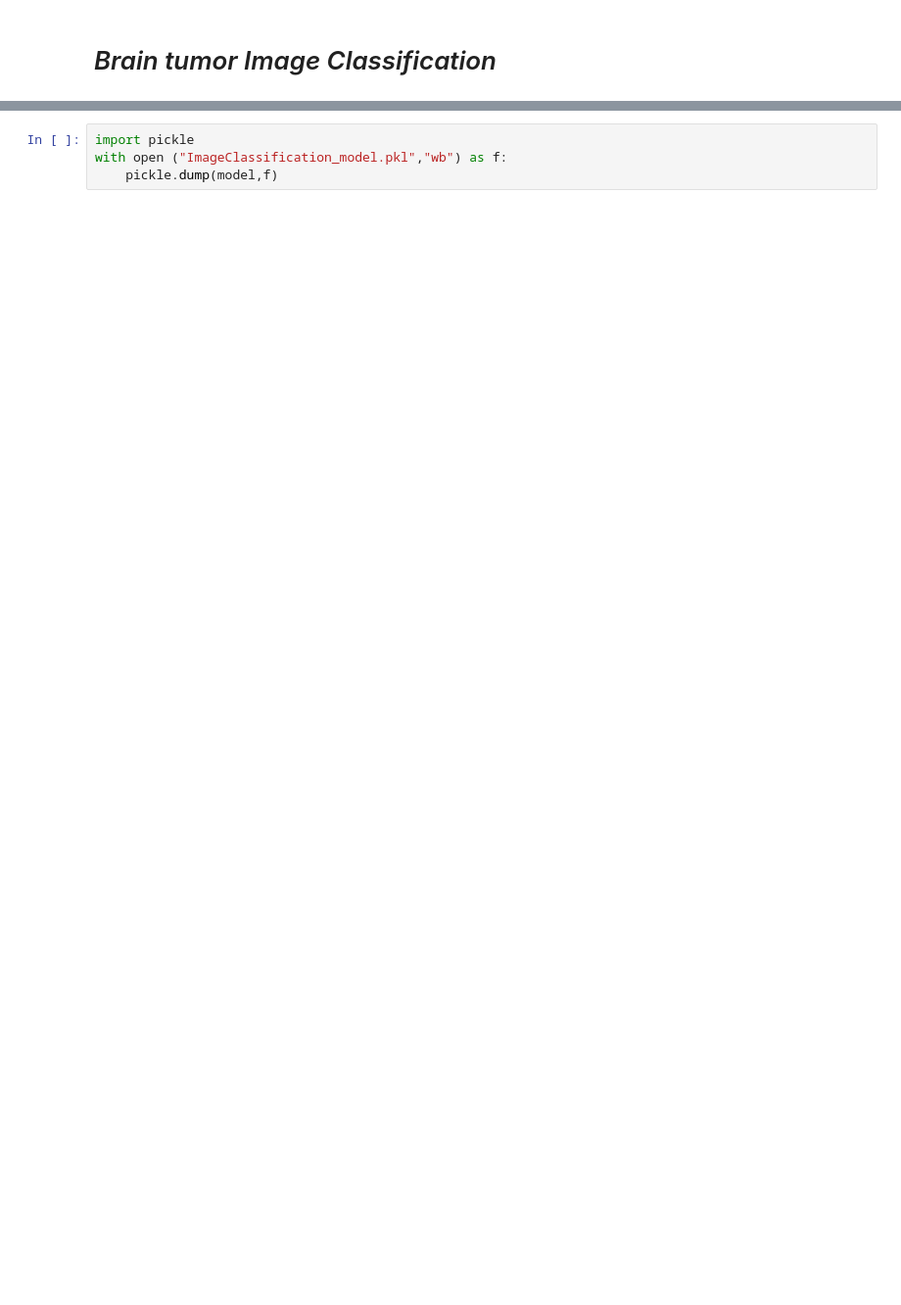
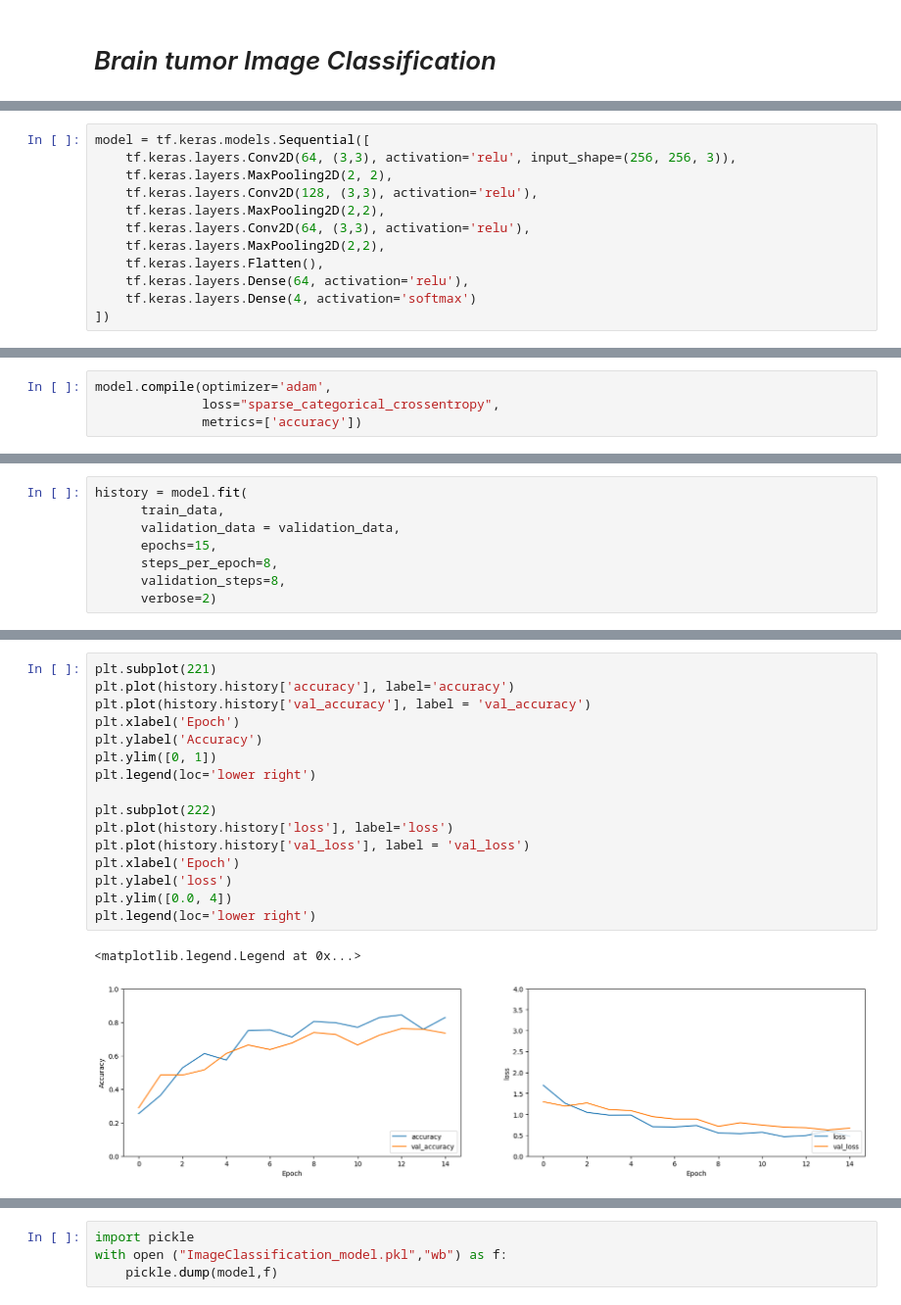
Before and after one commit to omars1234/DeepLearning_CNN, a Jupyter notebook: NoteBook.ipynb, the cells around one changed output, grey strips where cells are left out. Shown at 98% size. Drawn from its saved outputs; the diff is of its cells as text; blank space fills up the shorter version.

```diff
--- a/NoteBook.ipynb
+++ b/NoteBook.ipynb
@@ -267,0 +178,12 @@ plt.imshow(img_test)
+# %%
+model = tf.keras.models.Sequential([
+    tf.keras.layers.Conv2D(64, (3,3), activation='relu', input_shape=(256, 256, 3)),
+    tf.keras.layers.MaxPooling2D(2, 2),
+    tf.keras.layers.Conv2D(128, (3,3), activation='relu'),
+    tf.keras.layers.MaxPooling2D(2,2),
+    tf.keras.layers.Conv2D(64, (3,3), activation='relu'),
+    tf.keras.layers.MaxPooling2D(2,2),
+    tf.keras.layers.Flatten(),
+    tf.keras.layers.Dense(64, activation='relu'),
+    tf.keras.layers.Dense(4, activation='softmax')
+])
@@ -267,0 +194,4 @@ plt.imshow(img_test)
+# %%
+model.compile(optimizer='adam',
+              loss="sparse_categorical_crossentropy",
+              metrics=['accuracy'])
@@ -267,0 +200,8 @@ plt.imshow(img_test)
+# %%
+history = model.fit(
+      train_data,
+      validation_data = validation_data,
+      epochs=15,
+      steps_per_epoch=8,
+      validation_steps=8,
+      verbose=2)
@@ -267,0 +226,19 @@ plt.imshow(img_test)
+# %%
+plt.subplot(221)
+plt.plot(history.history['accuracy'], label='accuracy')
+plt.plot(history.history['val_accuracy'], label = 'val_accuracy')
+plt.xlabel('Epoch')
+plt.ylabel('Accuracy')
+plt.ylim([0, 1])
+plt.legend(loc='lower right')
+
+plt.subplot(222)
+plt.plot(history.history['loss'], label='loss')
+plt.plot(history.history['val_loss'], label = 'val_loss')
+plt.xlabel('Epoch')
+plt.ylabel('loss')
+plt.ylim([0.0, 4])
+plt.legend(loc='lower right')
+# %% [output]
+<matplotlib.legend.Legend at 0x...>
+[figure, added]
```
Also changed, not shown: parts of 85 cells of this notebook.
